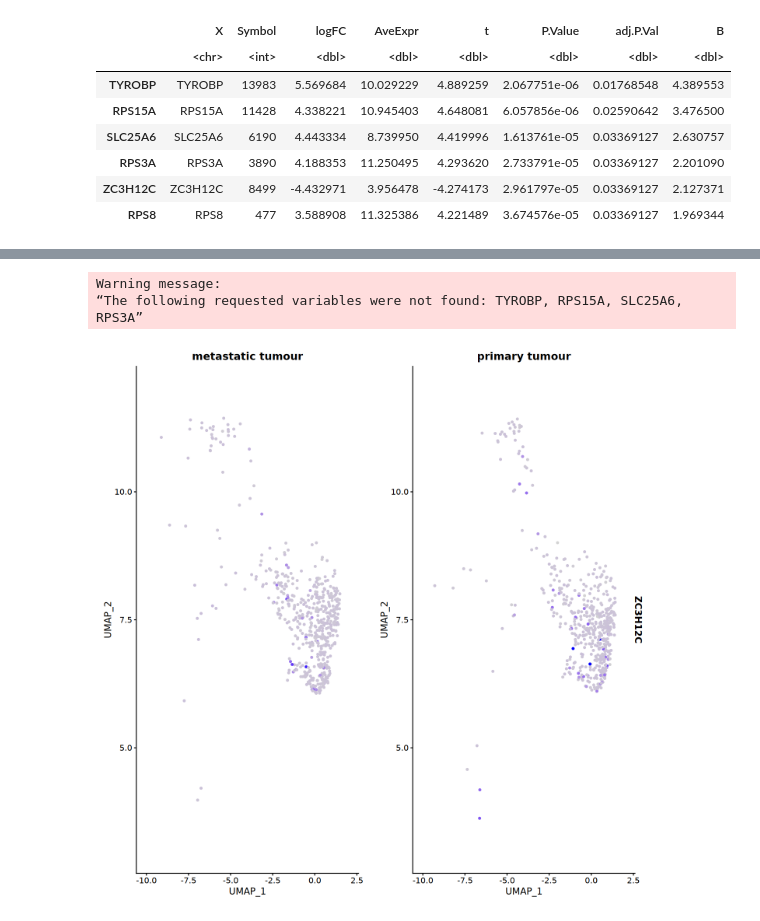
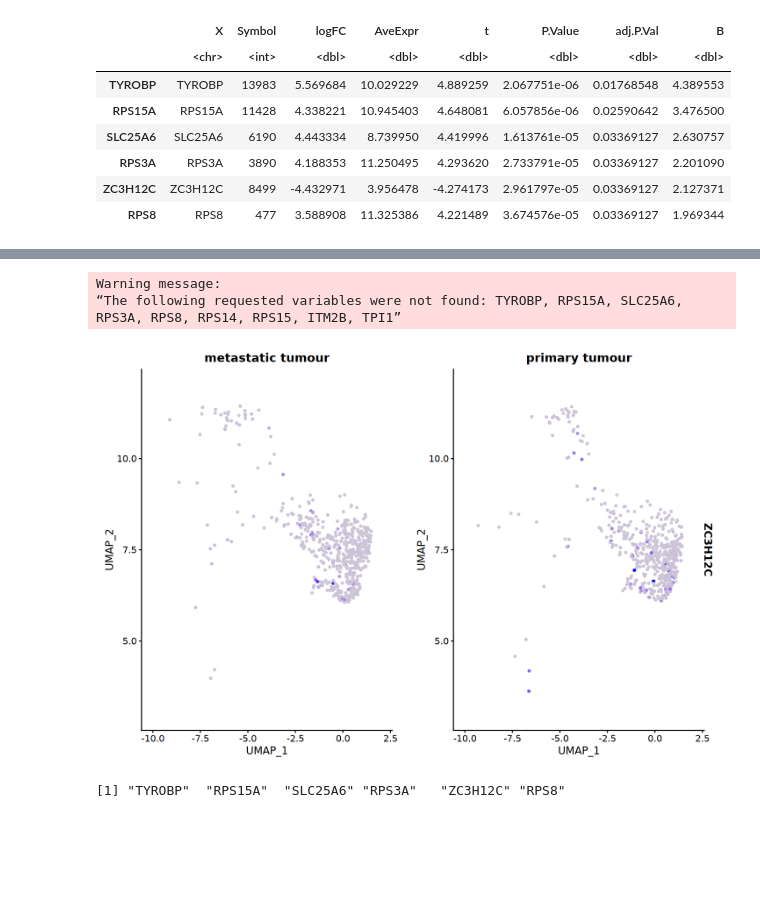
Before and after one commit to luziaB/2026_AtlasAnalysis_Code, a Jupyter notebook: notebooks/R_Jupyter_Analysis/2026-06-18_OC_Pseudobulk_PrimaryvMets_PseudoDEG_VPs.ipynb, the cells around one changed output, grey strips where cells are left out. Cells and saved outputs as stored; diff of their text form; code cells hidden in the pictures; blank space fills up the shorter version.

```diff
--- a/notebooks/R_Jupyter_Analysis/2026-06-18_OC_Pseudobulk_PrimaryvMets_PseudoDEG_VPs.ipynb
+++ b/notebooks/R_Jupyter_Analysis/2026-06-18_OC_Pseudobulk_PrimaryvMets_PseudoDEG_VPs.ipynb
@@ -330,9 +366,13 @@ ggplot(tt1_mregdc,
 # %%
-FeaturePlot(data_mregdc, features = top100_mregdc[1:5], split.by = "sample_type_major2")
+FeaturePlot(data_mregdc, features = top100_mregdc[1:10], split.by = "sample_type_major2")
 # %% [output]
 Warning message:
-“The following requested variables were not found: TYROBP, RPS15A, SLC25A6, RPS3A”
+“The following requested variables were not found: TYROBP, RPS15A, SLC25A6, RPS3A, RPS8, RPS14, RPS15, ITM2B, TPI1”
-[figure, old version]
+[figure, new version]
+# %%
+head(top100_mregdc)
+# %% [output]
+[1] "TYROBP"  "RPS15A"  "SLC25A6" "RPS3A"   "ZC3H12C" "RPS8"
 # %%
 VlnPlot(data_mregdc, features = "ZC3H12C", group.by = "sample_type_major2", ncol = 2)+
   geom_boxplot(width = 0.1, color = "black", alpha = 0.5, outlier.shape = NA) +
```
Also changed, not shown: parts of 14 cells of this notebook, 45 other files.
